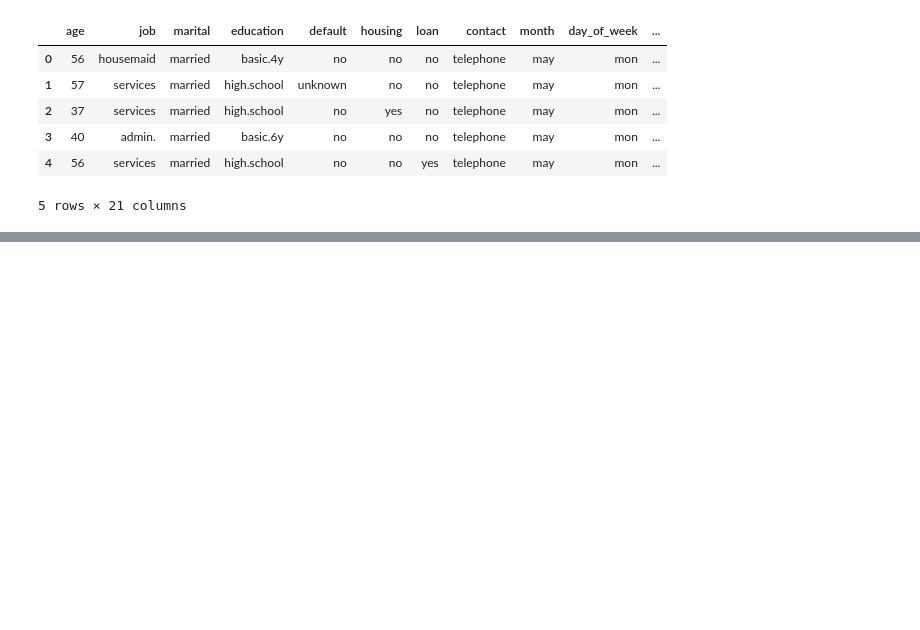
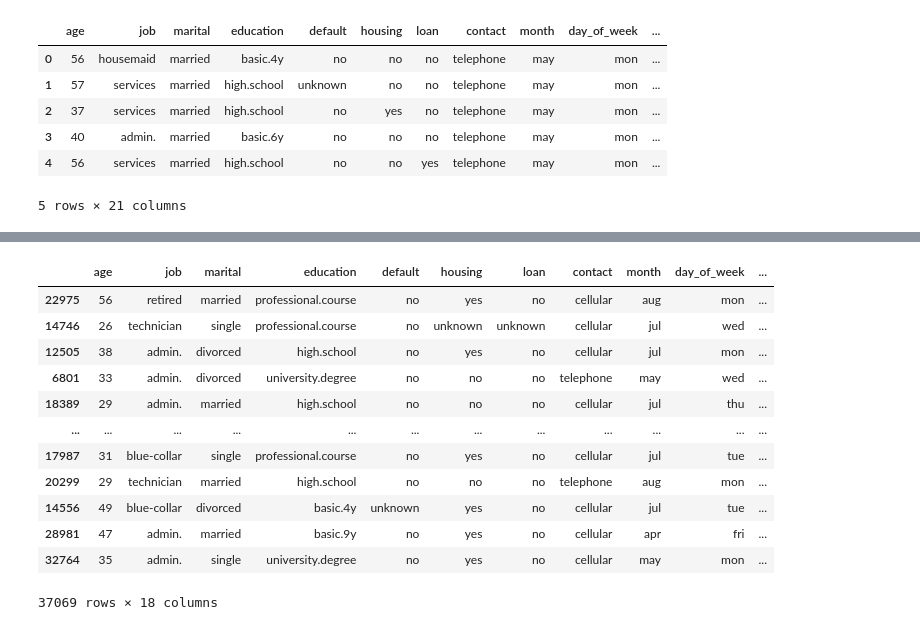
Before and after one commit to Hgxegz1/ML-Project-3, a Jupyter notebook: classifier.ipynb, the cells around one changed output, grey strips where cells are left out. Drawn from its saved outputs; the diff is of its cells as text; code cells hidden in the pictures; blank space fills up the shorter version.

```diff
--- a/classifier.ipynb
+++ b/classifier.ipynb
@@ -33,3 +46,19 @@ X_test = X_test.drop(columns=['duration'])
+# %%
+X_train
+# %% [output]
+|  | age | job | marital | education | default | housing | loan | contact | month | day_of_week | ... |
+| 22975 | 56 | retired | married | professional.course | no | yes | no | cellular | aug | mon | ... |
+| 14746 | 26 | technician | single | professional.course | no | unknown | unknown | cellular | jul | wed | ... |
+| 12505 | 38 | admin. | divorced | high.school | no | yes | no | cellular | jul | mon | ... |
+| 6801 | 33 | admin. | divorced | university.degree | no | no | no | telephone | may | wed | ... |
+| 18389 | 29 | admin. | married | high.school | no | no | no | cellular | jul | thu | ... |
+| ... | ... | ... | ... | ... | ... | ... | ... | ... | ... | ... | ... |
+| 17987 | 31 | blue-collar | single | professional.course | no | yes | no | cellular | jul | tue | ... |
+| 20299 | 29 | technician | married | high.school | no | no | no | telephone | aug | mon | ... |
+| 14556 | 49 | blue-collar | divorced | basic.4y | unknown | yes | no | cellular | jul | tue | ... |
+| 28981 | 47 | admin. | married | basic.9y | no | yes | no | cellular | apr | fri | ... |
+| 32764 | 35 | admin. | single | university.degree | no | yes | no | cellular | may | mon | ... |
+37069 rows × 18 columns
 # %%
 '''STEP 4 -> turn categorical variables between 1-10 into dummy variables'''
 #categorical vars in a list
```
Also changed, not shown: parts of 26 cells of this notebook, 1 other file.
